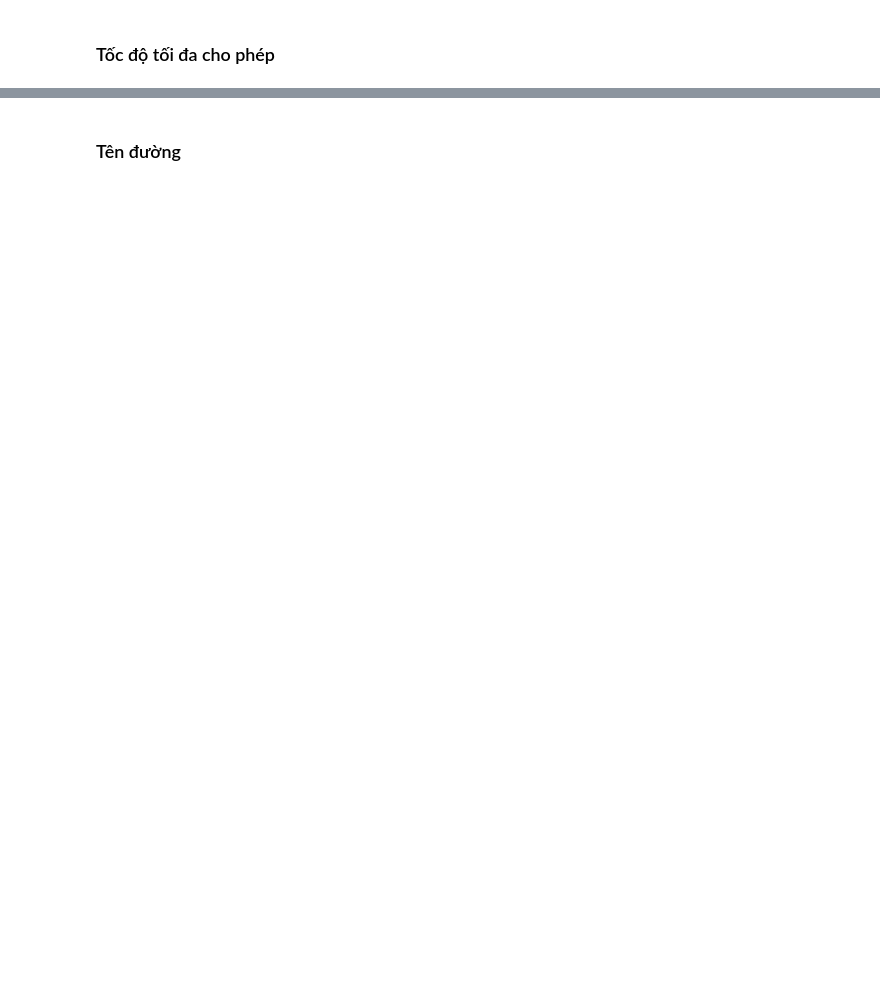
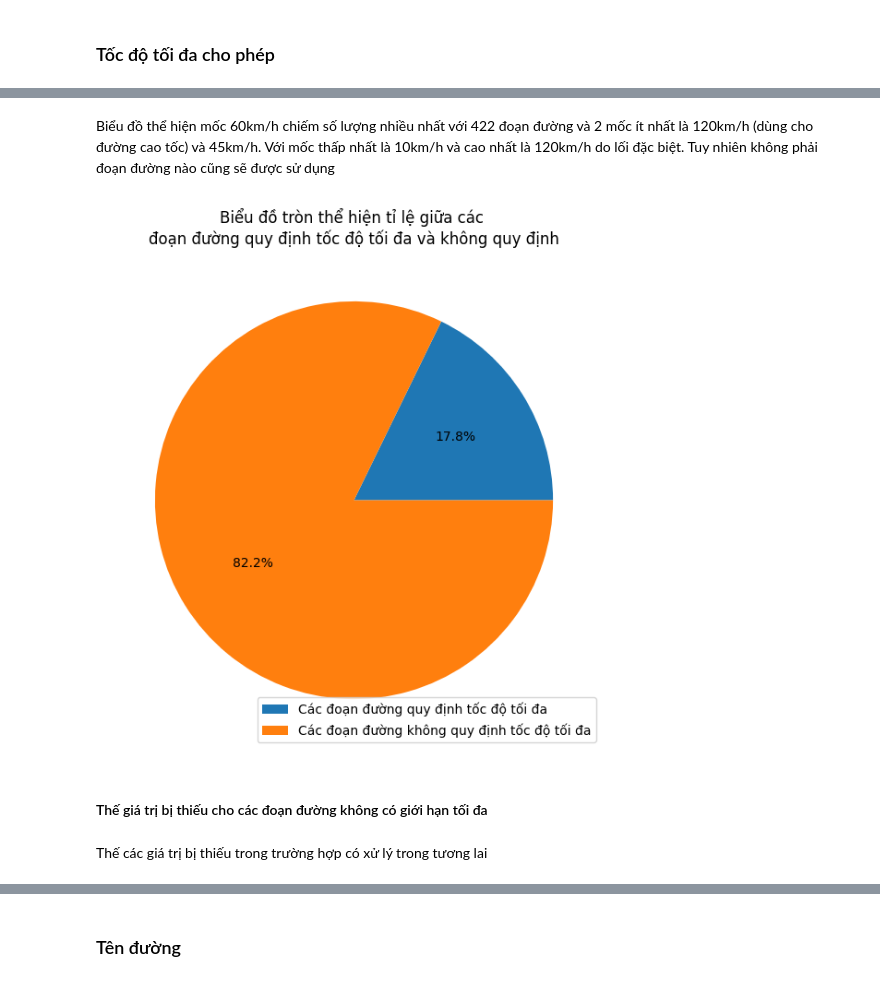
Before and after one commit to An-Sadek/HCM_GNNTSF, a Jupyter notebook: src/preprocessing/summary.ipynb, the cells around one changed output, grey strips where cells are left out. Drawn from its saved outputs; the diff is of its cells as text; code cells hidden in the pictures; blank space fills up the shorter version.

```diff
--- a/src/preprocessing/summary.ipynb
+++ b/src/preprocessing/summary.ipynb
@@ -77,0 +151,25 @@ sns.kdeplot(data=velocity_arr)
+# %% [markdown]
+Biểu đồ thể hiện mốc 60km/h chiếm số lượng nhiều nhất với 422 đoạn đường và 2 mốc ít nhất là 120km/h (dùng cho đường cao tốc) và 45km/h. Với mốc thấp nhất là 10km/h và cao nhất là 120km/h do lối đặc biệt. Tuy nhiên không phải đoạn đường nào cũng sẽ được sử dụng
+# %%
+n_max_velocity = len(velocity_arr)
+n_non_max_velocity = len(streets_df) - n_max_velocity
+
+plt.figure(figsize=(7, 7))
+plt.pie(
+    [n_max_velocity, n_non_max_velocity],
+    autopct='%1.1f%%'
+)
+plt.legend(
+    ["Các đoạn đường quy định tốc độ tối đa",
+    "Các đoạn đường không quy định tốc độ tối đa"],
+    loc="lower right"
+)
+plt.title("Biểu đồ tròn thể hiện tỉ lệ giữa các \n" \
+            "đoạn đường quy định tốc độ tối đa và không quy định")
+plt.show()
+# %% [output]
+[figure, added]
+# %% [markdown]
+#### Thế giá trị bị thiếu cho các đoạn đường không có giới hạn tối đa
+# %% [markdown]
+Thế các giá trị bị thiếu trong trường hợp có xử lý trong tương lai
```
Also changed, not shown: parts of 50 cells of this notebook, 2 other files.
